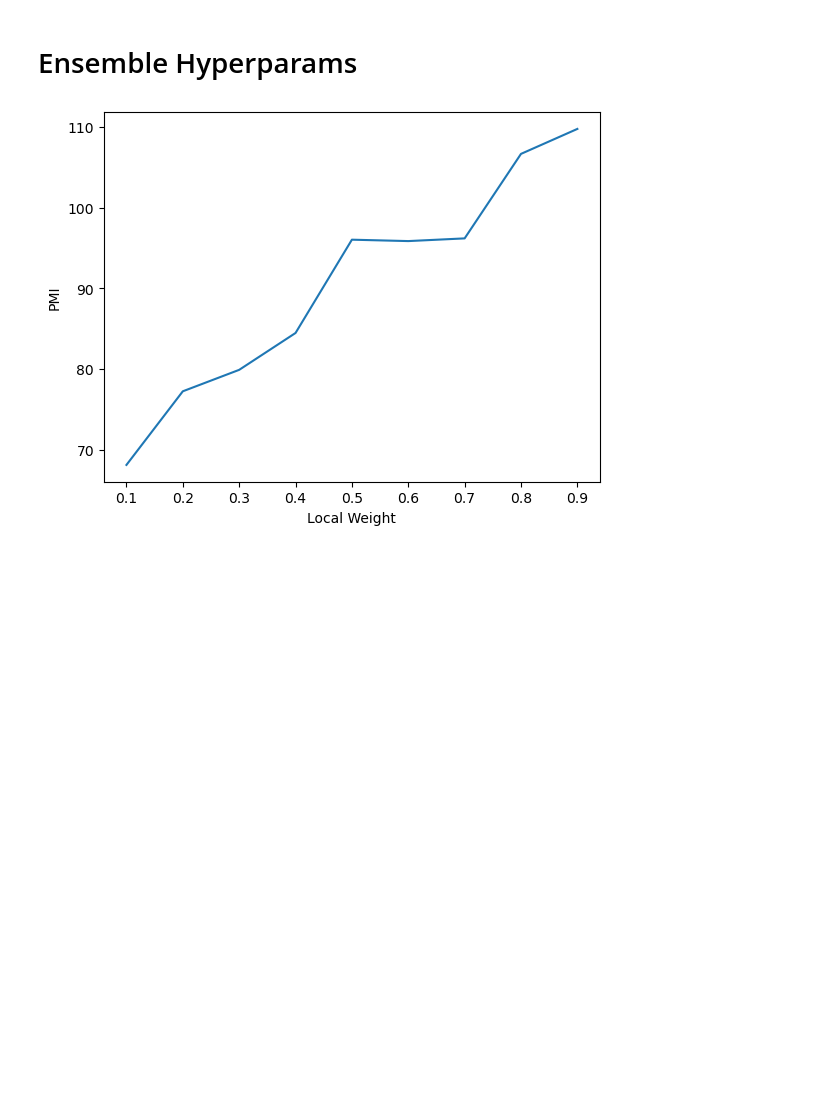
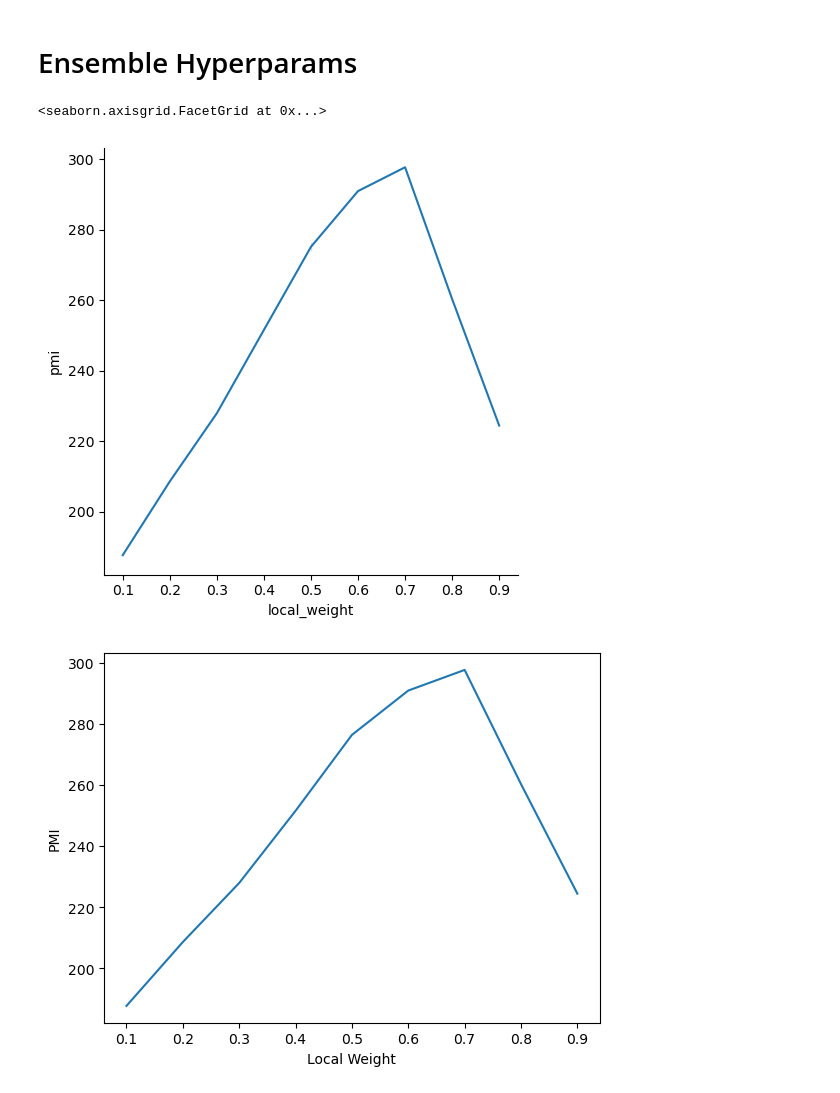
Before and after one commit to zhangchi0104/honours-sgtm, a Jupyter notebook: plots.ipynb, the cells around one changed output. Cells and saved outputs as stored; diff of their text form; code cells hidden in the pictures; blank space fills up the shorter version.

```diff
--- a/plots.ipynb
+++ b/plots.ipynb
@@ -3,52 +3,62 @@
 # %%
 from glob import glob
 import json
-from matplotlib import pyplot as plt
+import seaborn as sns
 from pathlib import Path
 import json
 import numpy as np
 import re
 import pandas as pd
-DATASET='scidoc'
-RUN_DIR = 'run-2022-10-25-10-38'
+DATASET='20NewsGroup'
+RUN_DIR = 'evaluation_reduced'
 
 FN_MATCHER = r'local-(?P<local>[0-9]\.[0-9])-global-(?P<global>[0-9]\.[0-9])-rho-(?P<rho>[0-9]\.[0-9]).json'
 RESULTS_DIR = Path('./results') / DATASET / 'evaluations' / RUN_DIR
 PLOTS_OUTPUT_DIR = RESULTS_DIR / 'plots'
 PLOTS_OUTPUT_DIR.mkdir(parents=True, exist_ok=True)
 def parse_ensemble_results(dir: Path):
     files = list(dir.glob('local-*.json'))
     res = np.zeros((len(files), 6))
     for i, filename in enumerate(files):
         matches = re.search(FN_MATCHER, str(filename))
         f = open(filename, 'r')
         data = json.load(f)
         res[i][0] = float(matches.group('global'))
         res[i][1] = float(matches.group('local'))
         res[i][2] = float(matches.group('rho'))
         res[i][3] = float(data['scores']['pmi'])
         res[i][4] = float(data['scores']['npmi'])
         res[i][5] = float(data['scores']['distinctiveness'])
     df = pd.DataFrame(
         res,
         columns=[
             'global_weight',
             'local_weight',
             'rho',
             "pmi",
             'npmi',
             'distinctiveness'
         ]
     )
     return df
 df = parse_ensemble_results(RESULTS_DIR)
+sns.relplot(
+    df,
+    kind='line',
+    x='local_weight',
+    y='pmi',
+    hue=''
+)
+# %% [output]
+<seaborn.axisgrid.FacetGrid at 0x...>
+[figure, added]
 # %%
 df[df.rho==0.5].sort_values('local_weight').plot.line('local_weight', y='pmi', legend=None)
 plt.ylabel('PMI')
 plt.xlabel('Local Weight')
 plt.savefig(PLOTS_OUTPUT_DIR/'weight-pmi.png')
 # %% [output]
-[figure, old version]
+[figure, new version]
 # %%
 df[df.rho == 0.5].sort_values('local_weight').plot.line('local_weight',
                                                         y='npmi',
```
Also changed, not shown: parts of 8 cells of this notebook, 43 other files.
